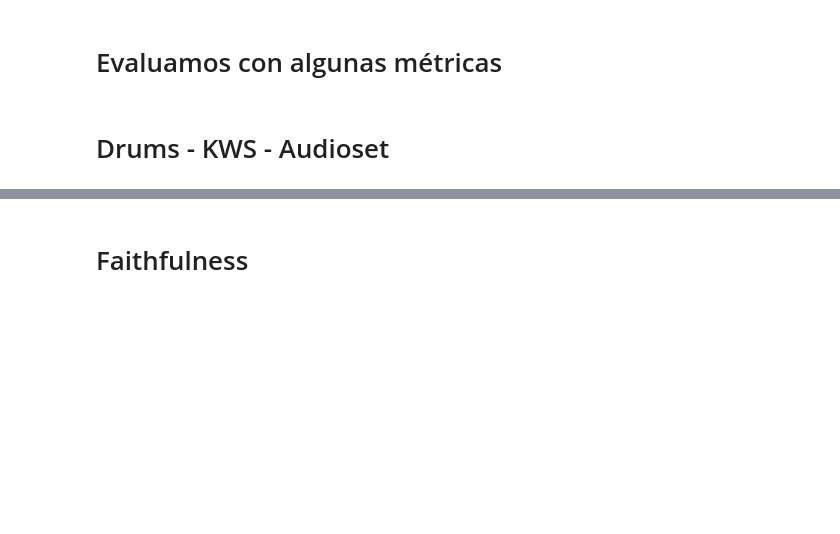
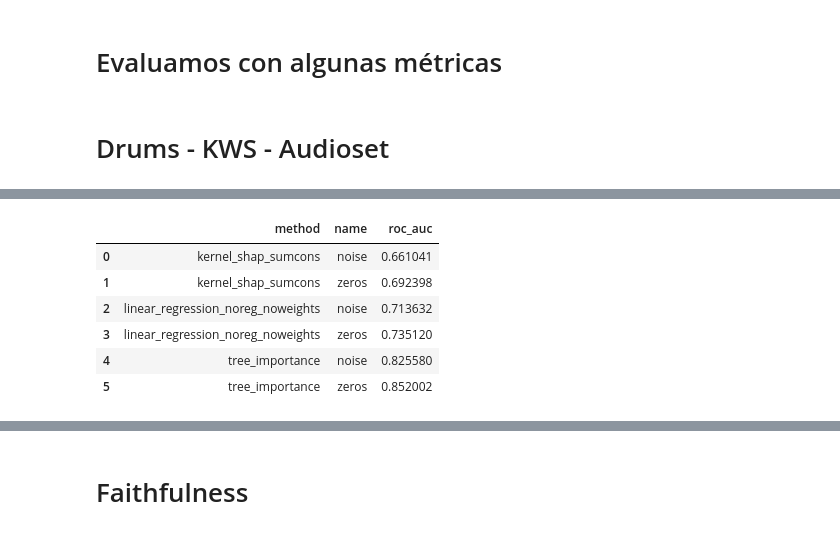
Before and after one commit to ceciliabolanos/explain_where, a Jupyter notebook: metrics_evaluation.ipynb, the cells around one changed output, grey strips where cells are left out. Saved outputs shown, nothing was run; the diff lists cells and outputs as text; code cells hidden in the pictures; blank space fills up the shorter version.

```diff
--- a/metrics_evaluation.ipynb
+++ b/metrics_evaluation.ipynb
@@ -176,0 +341,12 @@ mean_auc_df_combination
+# %%
+# Music
+mean_auc_df_combination = final_df_combination.groupby(['method', 'name'])[value].mean().reset_index()
+mean_auc_df_combination
+# %% [output]
+|  | method | name | roc_auc |
+| 0 | kernel_shap_sumcons | noise | 0.661041 |
+| 1 | kernel_shap_sumcons | zeros | 0.692398 |
+| 2 | linear_regression_noreg_noweights | noise | 0.713632 |
+| 3 | linear_regression_noreg_noweights | zeros | 0.735120 |
+| 4 | tree_importance | noise | 0.825580 |
+| 5 | tree_importance | zeros | 0.852002 |
```
Also changed, not shown: parts of 11 cells of this notebook, 15 other files.
